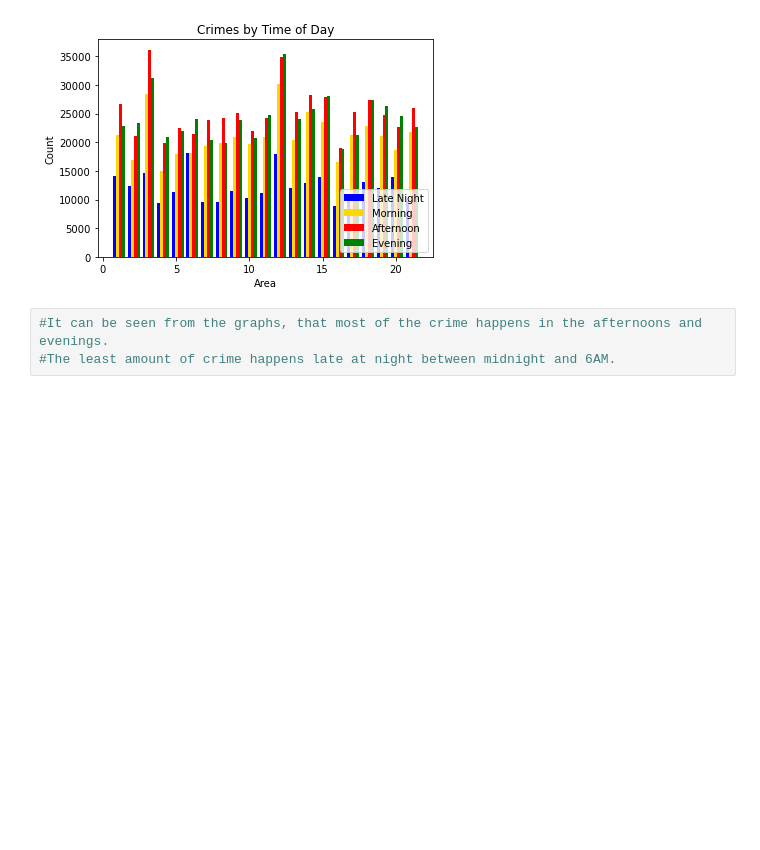
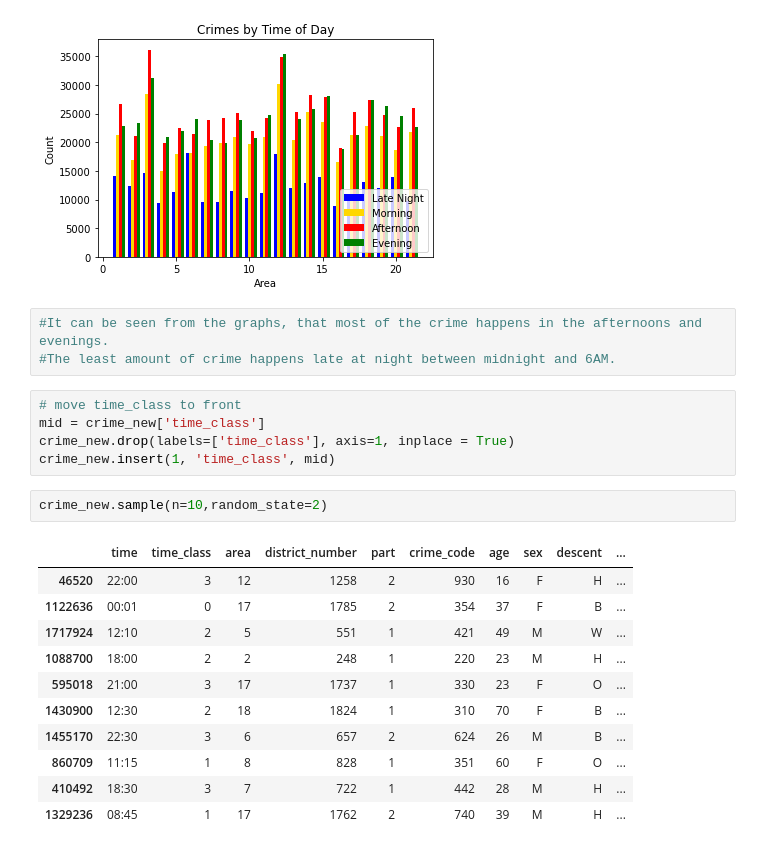
Before and after one commit to davefng/UCLA_ML, a Jupyter notebook: final.ipynb, the cells around one changed output. Cells and saved outputs as stored; diff of their text form; blank space fills up the shorter version.

```diff
--- a/final.ipynb
+++ b/final.ipynb
@@ -259,3 +259,22 @@ plt.show()
 # %%
 #It can be seen from the graphs, that most of the crime happens in the afternoons and evenings.
 #The least amount of crime happens late at night between midnight and 6AM.
+# %%
+# move time_class to front
+mid = crime_new['time_class']
+crime_new.drop(labels=['time_class'], axis=1, inplace = True)
+crime_new.insert(1, 'time_class', mid)
+# %%
+crime_new.sample(n=10,random_state=2)
+# %% [output]
+|  | time | time_class | area | district_number | part | crime_code | age | sex | descent | ... |
+| 46520 | 22:00 | 3 | 12 | 1258 | 2 | 930 | 16 | F | H | ... |
+| 1122636 | 00:01 | 0 | 17 | 1785 | 2 | 354 | 37 | F | B | ... |
+| 1717924 | 12:10 | 2 | 5 | 551 | 1 | 421 | 49 | M | W | ... |
+| 1088700 | 18:00 | 2 | 2 | 248 | 1 | 220 | 23 | M | H | ... |
+| 595018 | 21:00 | 3 | 17 | 1737 | 1 | 330 | 23 | F | O | ... |
+| 1430900 | 12:30 | 2 | 18 | 1824 | 1 | 310 | 70 | F | B | ... |
+| 1455170 | 22:30 | 3 | 6 | 657 | 2 | 624 | 26 | M | B | ... |
+| 860709 | 11:15 | 1 | 8 | 828 | 1 | 351 | 60 | F | O | ... |
+| 410492 | 18:30 | 3 | 7 | 722 | 1 | 442 | 28 | M | H | ... |
+| 1329236 | 08:45 | 1 | 17 | 1762 | 2 | 740 | 39 | M | H | ... |
```
Also changed, not shown: parts of 15 cells of this notebook.
